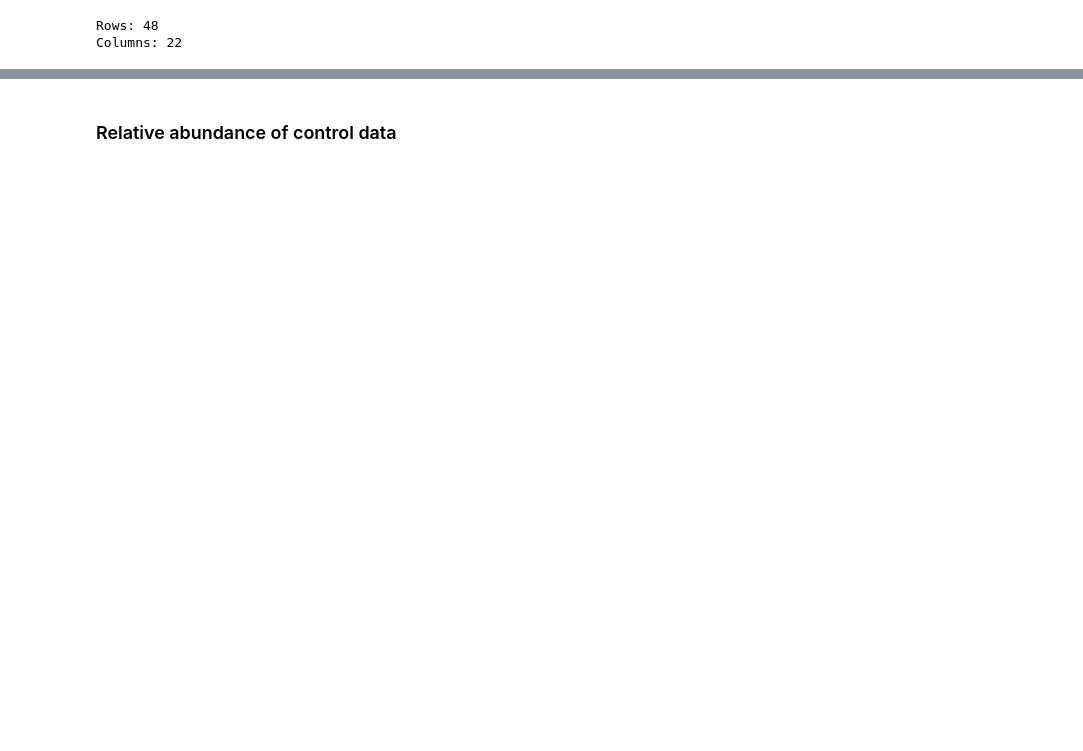
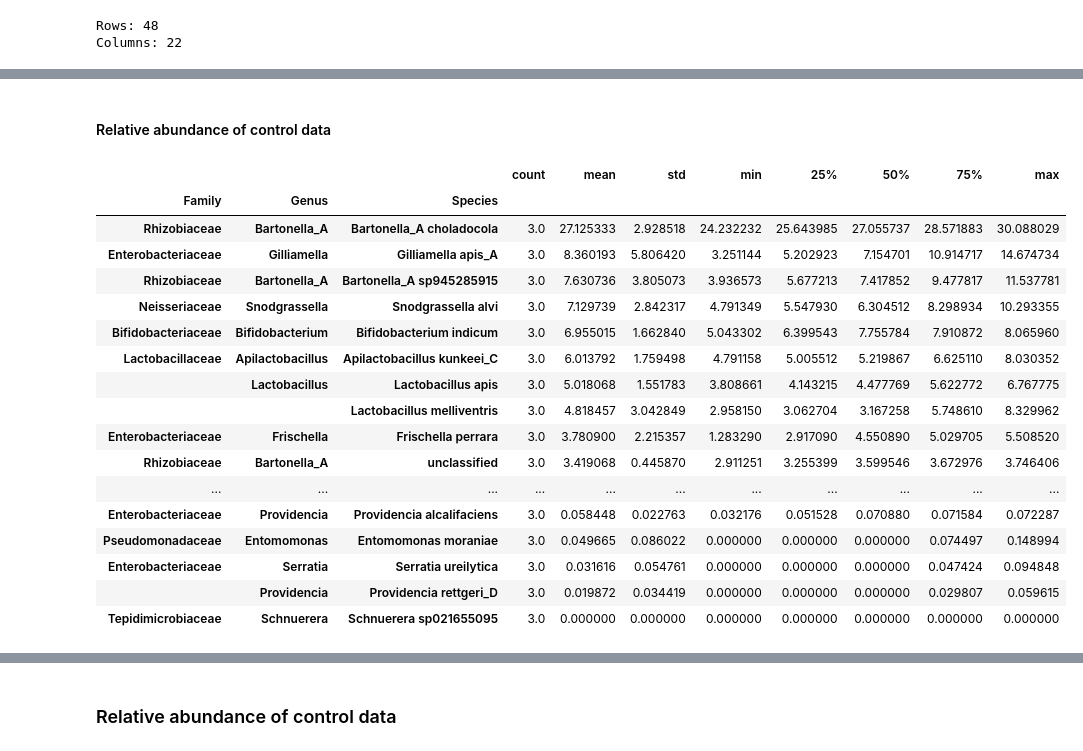
Before and after one commit to usegalaxy-eu/FAIRyMAGs, a Jupyter notebook: bin/use-case-bee-microbiome-exploration.ipynb, the cells around one changed output, grey strips where cells are left out. Drawn from its saved outputs; the diff is of its cells as text; code cells hidden in the pictures; blank space fills up the shorter version.

```diff
--- a/bin/use-case-bee-microbiome-exploration.ipynb
+++ b/bin/use-case-bee-microbiome-exploration.ipynb
@@ -56,4 +55,0 @@ Columns: 350
-# %%
-metadata_df = pd.read_csv(data_dp_2 / "metadata.tsv", sep="\t")
-metadata_df["Replicate"] = metadata_df["Replicate"].astype(str).str.replace(r"\s+Replicate", "", regex=True)
-metadata_df.head()
@@ -204,0 +324,3 @@ display(get_level_counts(df_expert, "Species"))
+# %%
+mq_df = reps_df.query("Contamination < 10 and Completeness > 50")
+compute_print_stats(mq_df)
@@ -204,0 +459,2 @@ display(get_level_counts(df_expert, "Species"))
+# %%
+mq_relative_abund_df = get_relative_abund_taxo_levels(mq_df, coverage_df)
@@ -204,0 +514,12 @@ display(get_level_counts(df_expert, "Species"))
+# %%
+run_to_replicate = metadata_df.set_index("Run accession")["Replicate"].to_dict()
+mq_relative_abund_df = mq_relative_abund_df.rename(
+    columns={
+        column: run_to_replicate[column]
+        for column in mq_relative_abund_df.columns
+        if column.startswith("SRR") and column in run_to_replicate
+    }
+)
+
+mq_relative_abund_df =mq_relative_abund_df[[*sample_order]]
+mq_relative_abund_df.head()
@@ -204,0 +535,24 @@ display(get_level_counts(df_expert, "Species"))
+# %% [markdown]
+#### Relative abundance of control data
+# %%
+control_species_abund_df = mq_relative_abund_df[["C1", "C2", "C3"]]
+control_species_abund_df.T.describe().T.sort_values(by="mean", ascending=False)
+# %% [output]
+|  |  |  | count | mean | std | min | 25% | 50% | 75% | max |
+| Family | Genus | Species |  |  |  |  |  |  |  |  |
+| Rhizobiaceae | Bartonella_A | Bartonella_A choladocola | 3.0 | 27.125333 | 2.928518 | 24.232232 | 25.643985 | 27.055737 | 28.571883 | 30.088029 |
+| Enterobacteriaceae | Gilliamella | Gilliamella apis_A | 3.0 | 8.360193 | 5.806420 | 3.251144 | 5.202923 | 7.154701 | 10.914717 | 14.674734 |
+| Rhizobiaceae | Bartonella_A | Bartonella_A sp945285915 | 3.0 | 7.630736 | 3.805073 | 3.936573 | 5.677213 | 7.417852 | 9.477817 | 11.537781 |
+| Neisseriaceae | Snodgrassella | Snodgrassella alvi | 3.0 | 7.129739 | 2.842317 | 4.791349 | 5.547930 | 6.304512 | 8.298934 | 10.293355 |
+| Bifidobacteriaceae | Bifidobacterium | Bifidobacterium indicum | 3.0 | 6.955015 | 1.662840 | 5.043302 | 6.399543 | 7.755784 | 7.910872 | 8.065960 |
+| Lactobacillaceae | Apilactobacillus | Apilactobacillus kunkeei_C | 3.0 | 6.013792 | 1.759498 | 4.791158 | 5.005512 | 5.219867 | 6.625110 | 8.030352 |
+|  | Lactobacillus | Lactobacillus apis | 3.0 | 5.018068 | 1.551783 | 3.808661 | 4.143215 | 4.477769 | 5.622772 | 6.767775 |
+|  |  | Lactobacillus melliventris | 3.0 | 4.818457 | 3.042849 | 2.958150 | 3.062704 | 3.167258 | 5.748610 | 8.329962 |
+| Enterobacteriaceae | Frischella | Frischella perrara | 3.0 | 3.780900 | 2.215357 | 1.283290 | 2.917090 | 4.550890 | 5.029705 | 5.508520 |
+| Rhizobiaceae | Bartonella_A | unclassified | 3.0 | 3.419068 | 0.445870 | 2.911251 | 3.255399 | 3.599546 | 3.672976 | 3.746406 |
+| ... | ... | ... | ... | ... | ... | ... | ... | ... | ... | ... |
+| Enterobacteriaceae | Providencia | Providencia alcalifaciens | 3.0 | 0.058448 | 0.022763 | 0.032176 | 0.051528 | 0.070880 | 0.071584 | 0.072287 |
+| Pseudomonadaceae | Entomomonas | Entomomonas moraniae | 3.0 | 0.049665 | 0.086022 | 0.000000 | 0.000000 | 0.000000 | 0.074497 | 0.148994 |
+| Enterobacteriaceae | Serratia | Serratia ureilytica | 3.0 | 0.031616 | 0.054761 | 0.000000 | 0.000000 | 0.000000 | 0.047424 | 0.094848 |
+|  | Providencia | Providencia rettgeri_D | 3.0 | 0.019872 | 0.034419 | 0.000000 | 0.000000 | 0.000000 | 0.029807 | 0.059615 |
+| Tepidimicrobiaceae | Schnuerera | Schnuerera sp021655095 | 3.0 | 0.000000 | 0.000000 | 0.000000 | 0.000000 | 0.000000 | 0.000000 | 0.000000 |
```
Also changed, not shown: parts of 73 cells of this notebook, 3 other files.
